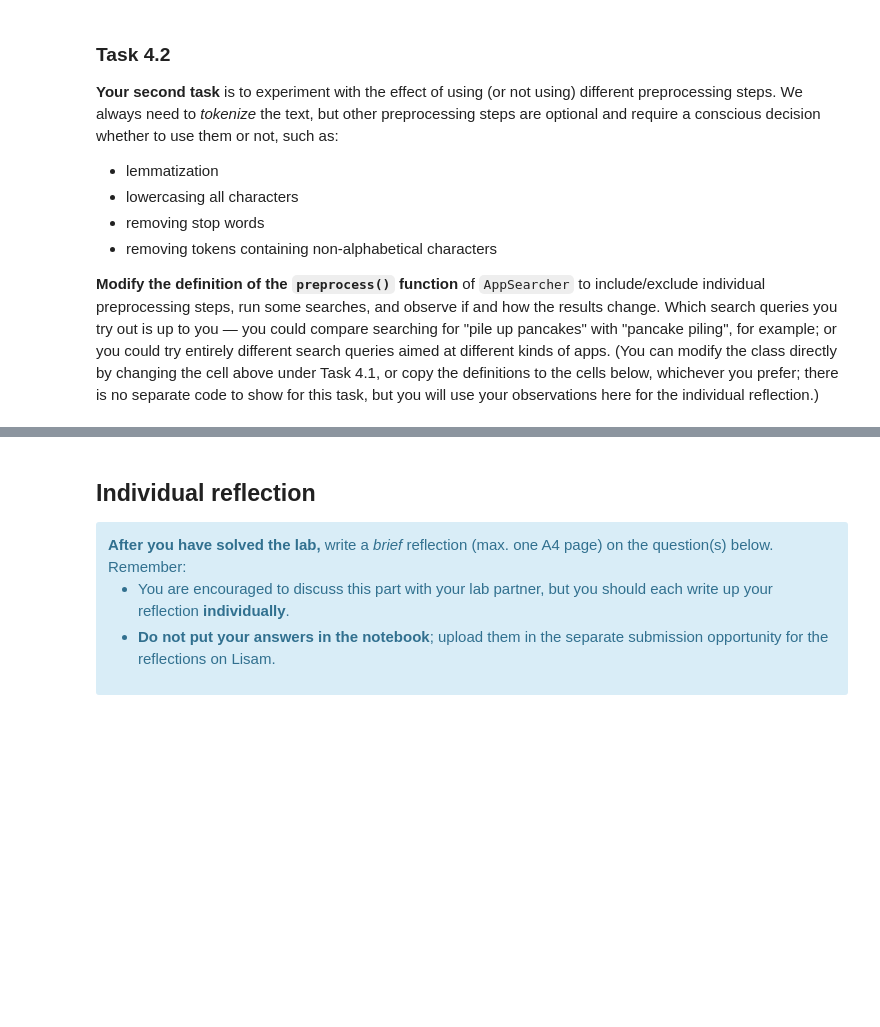
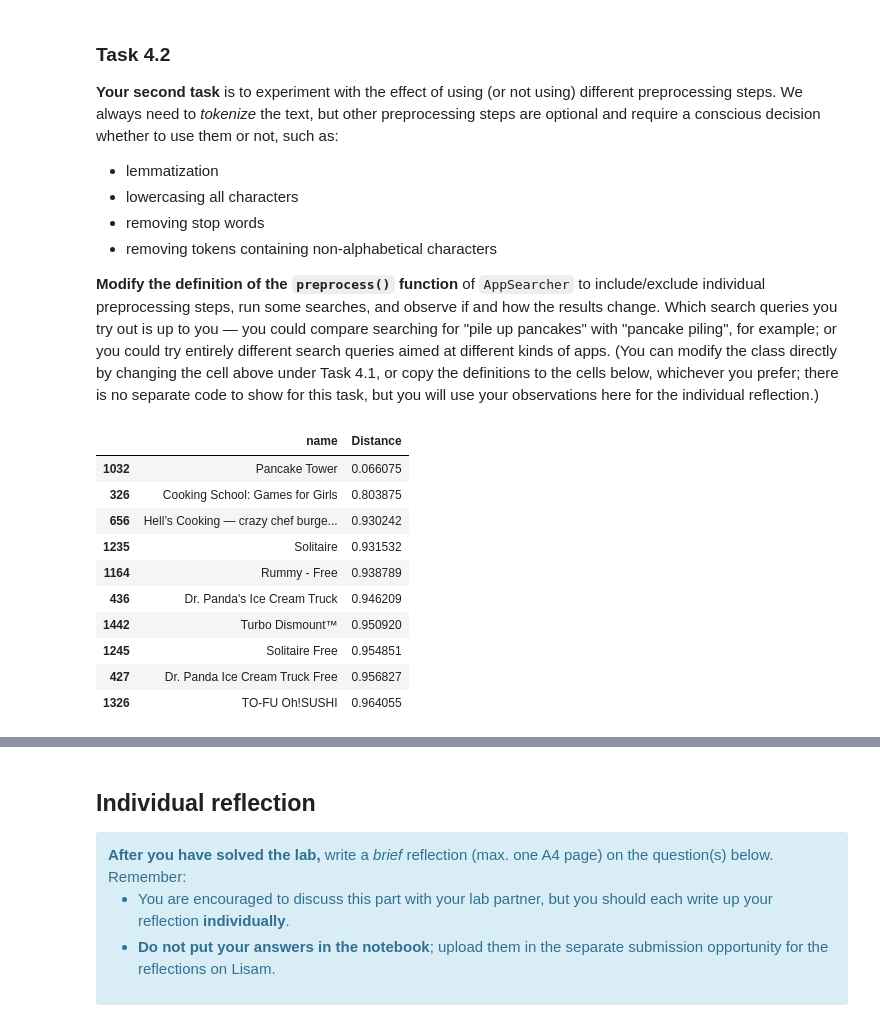
Before and after one commit to Johhed15/TextMining, a Jupyter notebook: lab1/TM-Lab1.ipynb, the cells around one changed output, grey strips where cells are left out. Saved outputs shown, nothing was run; the diff lists cells and outputs as text; code cells hidden in the pictures; blank space fills up the shorter version.

```diff
--- a/lab1/TM-Lab1.ipynb
+++ b/lab1/TM-Lab1.ipynb
@@ -422,0 +471,16 @@ apps.search("pile up pancakes")
+# %%
+apps = AppSearcher()
+apps.fit(df)
+apps.search("pile up pancakes")
+# %% [output]
+|  | name | Distance |
+| 1032 | Pancake Tower | 0.066075 |
+| 326 | Cooking School: Games for Girls | 0.803875 |
+| 656 | Hell’s Cooking — crazy chef burge... | 0.930242 |
+| 1235 | Solitaire | 0.931532 |
+| 1164 | Rummy - Free | 0.938789 |
+| 436 | Dr. Panda's Ice Cream Truck | 0.946209 |
+| 1442 | Turbo Dismount™ | 0.950920 |
+| 1245 | Solitaire Free | 0.954851 |
+| 427 | Dr. Panda Ice Cream Truck Free | 0.956827 |
+| 1326 | TO-FU Oh!SUSHI | 0.964055 |
```
Also changed, not shown: parts of 12 cells of this notebook.
